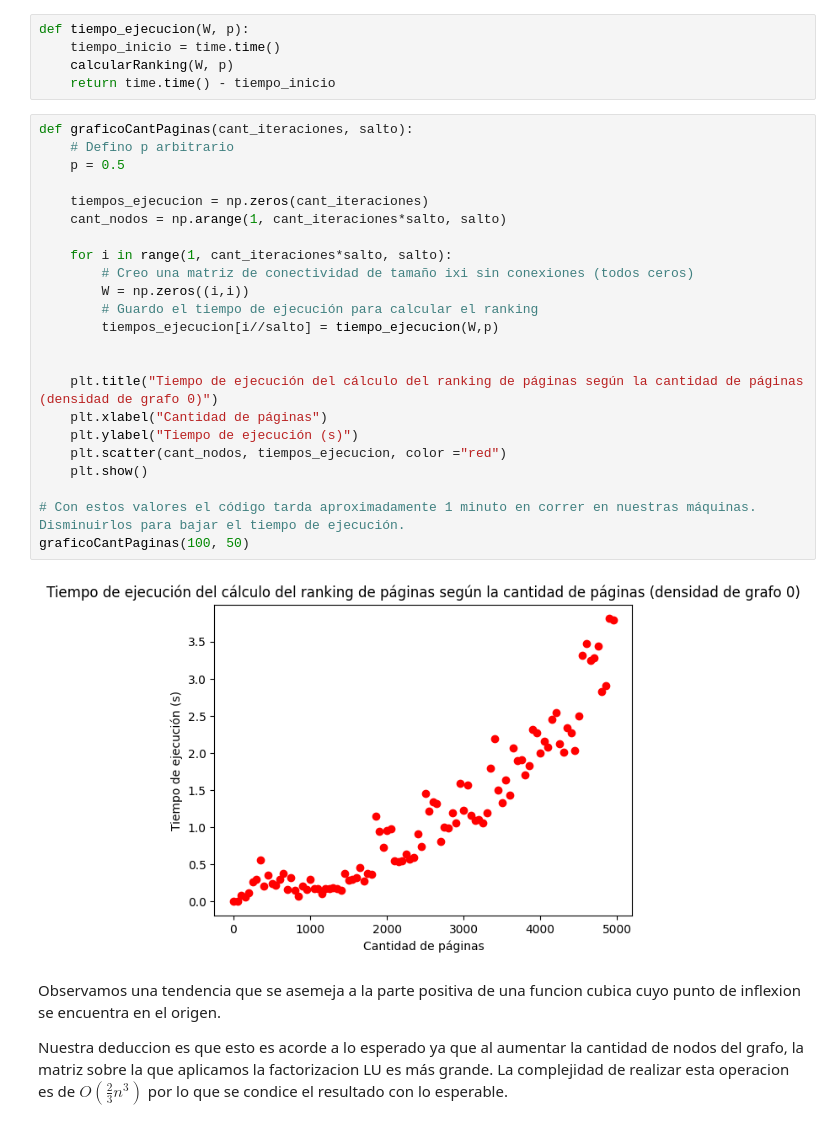
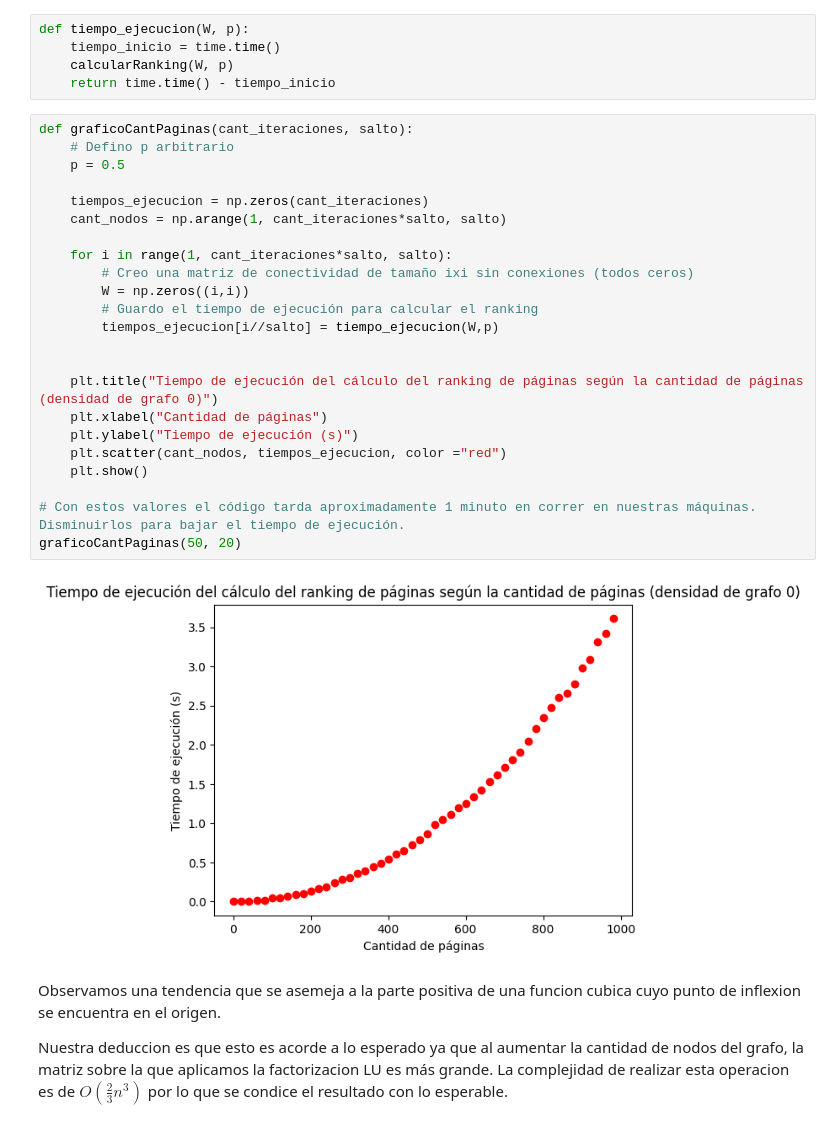
Before and after one commit to dantec19/alc_1c-2024, a Jupyter notebook: tp1/template-alumnos/template-alumnos/grupo_42_TP1.ipynb, the cells around one changed output. Drawn from its saved outputs; the diff is of its cells as text.

```diff
--- a/tp1/template-alumnos/template-alumnos/grupo_42_TP1.ipynb
+++ b/tp1/template-alumnos/template-alumnos/grupo_42_TP1.ipynb
@@ -347,28 +341,28 @@ def tiempo_ejecucion(W, p):
 # %%
 def graficoCantPaginas(cant_iteraciones, salto):
     # Defino p arbitrario
     p = 0.5
 
     tiempos_ejecucion = np.zeros(cant_iteraciones)
     cant_nodos = np.arange(1, cant_iteraciones*salto, salto)
 
     for i in range(1, cant_iteraciones*salto, salto):
         # Creo una matriz de conectividad de tamaño ixi sin conexiones (todos ceros)
         W = np.zeros((i,i))
         # Guardo el tiempo de ejecución para calcular el ranking
         tiempos_ejecucion[i//salto] = tiempo_ejecucion(W,p)
 
 
     plt.title("Tiempo de ejecución del cálculo del ranking de páginas según la cantidad de páginas (densidad de grafo 0)")
     plt.xlabel("Cantidad de páginas")
     plt.ylabel("Tiempo de ejecución (s)")
     plt.scatter(cant_nodos, tiempos_ejecucion, color ="red")
     plt.show()
 
 # Con estos valores el código tarda aproximadamente 1 minuto en correr en nuestras máquinas. Disminuirlos para bajar el tiempo de ejecución.
-graficoCantPaginas(100, 50)
+graficoCantPaginas(50, 20)
 # %% [output]
-[figure, old version]
+[figure, new version]
 # %% [markdown]
 Observamos una tendencia que se asemeja a la parte positiva de una funcion cubica cuyo punto de inflexion se encuentra en el origen.
 
```
Also changed, not shown: parts of 24 cells of this notebook, 1 other file.
